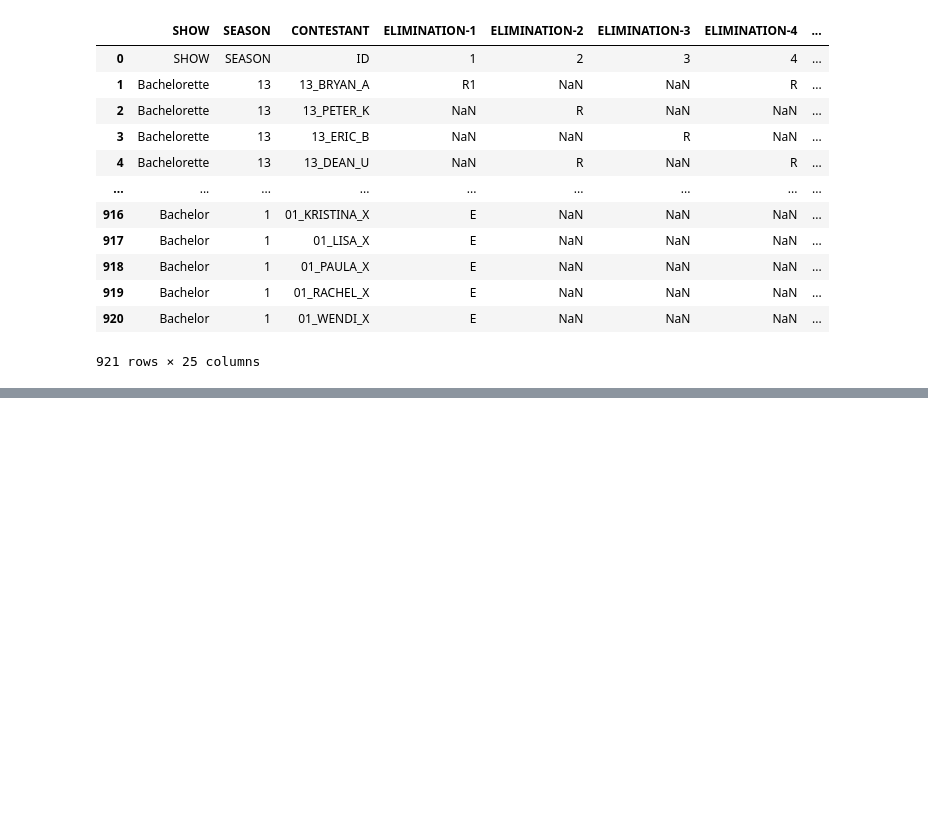
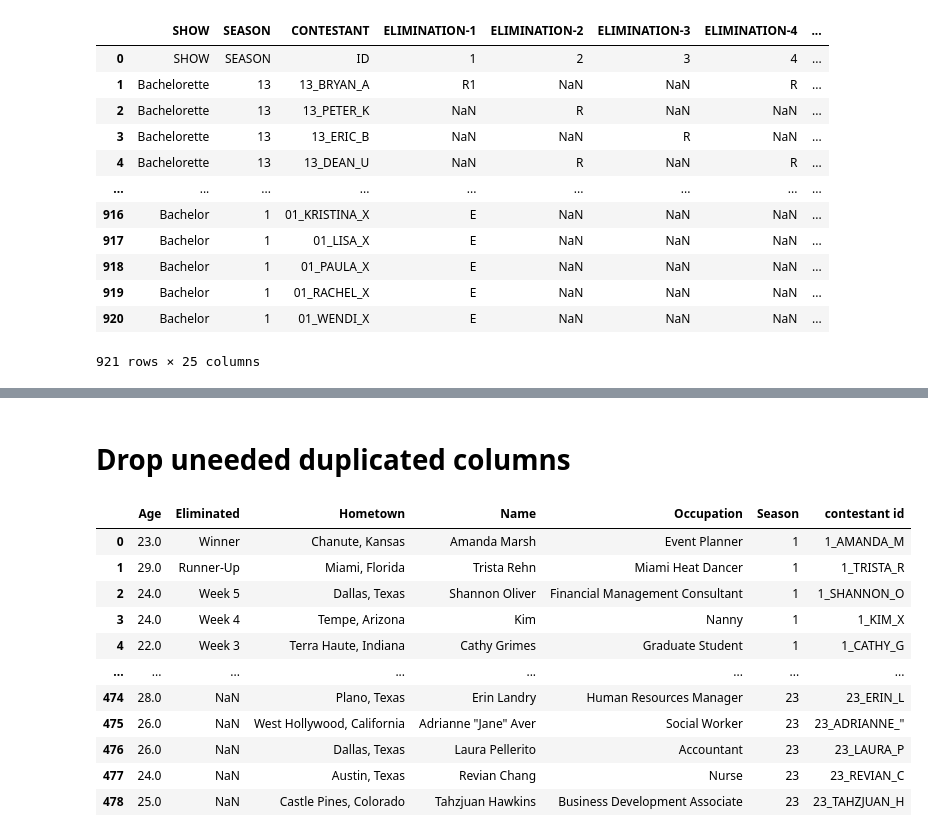
Before and after one commit to Chithra1996/etl_project, a Jupyter notebook: Cleaning Data.ipynb, the cells around one changed output, grey strips where cells are left out. Drawn from its saved outputs; the diff is of its cells as text; code cells hidden in the pictures; blank space fills up the shorter version.

```diff
--- a/Cleaning Data.ipynb
+++ b/Cleaning Data.ipynb
@@ -219,8 +219,22 @@ filename2.head()
 | 2 | 2 | 24.0 | Week 5 | Dallas, Texas | Shannon Oliver | Financial Management Consultant | NaN | 1 | 1_SHANNON | OLIVER | ... |
 | 3 | 3 | 24.0 | Week 4 | Tempe, Arizona | Kim | Nanny | NaN | 1 | 1_KIM | X | ... |
 | 4 | 4 | 22.0 | Week 3 | Terra Haute, Indiana | Cathy Grimes | Graduate Student | NaN | 1 | 1_CATHY | GRIMES | ... |
+# %% [markdown]
+# Drop uneeded duplicated columns
 # %%
-del filename2(['id2'],['Unnamed: 0'],['Outcome'],['last name'],['first letter'])
-df.drop(columns=['B', 'C'])
+
 filename2.drop(columns = ['id2','Unnamed: 0','Outcome','last name','first letter'])
+#Bang Bisuit
 # %% [output]
+|  | Age | Eliminated | Hometown | Name | Occupation | Season | contestant id |
+| 0 | 23.0 | Winner | Chanute, Kansas | Amanda Marsh | Event Planner | 1 | 1_AMANDA_M |
+| 1 | 29.0 | Runner-Up | Miami, Florida | Trista Rehn | Miami Heat Dancer | 1 | 1_TRISTA_R |
+| 2 | 24.0 | Week 5 | Dallas, Texas | Shannon Oliver | Financial Management Consultant | 1 | 1_SHANNON_O |
+| 3 | 24.0 | Week 4 | Tempe, Arizona | Kim | Nanny | 1 | 1_KIM_X |
+| 4 | 22.0 | Week 3 | Terra Haute, Indiana | Cathy Grimes | Graduate Student | 1 | 1_CATHY_G |
+| ... | ... | ... | ... | ... | ... | ... | ... |
+| 474 | 28.0 | NaN | Plano, Texas | Erin Landry | Human Resources Manager | 23 | 23_ERIN_L |
+| 475 | 26.0 | NaN | West Hollywood, California | Adrianne "Jane" Aver | Social Worker | 23 | 23_ADRIANNE_" |
+| 476 | 26.0 | NaN | Dallas, Texas | Laura Pellerito | Accountant | 23 | 23_LAURA_P |
+| 477 | 24.0 | NaN | Austin, Texas | Revian Chang | Nurse | 23 | 23_REVIAN_C |
+| 478 | 25.0 | NaN | Castle Pines, Colorado | Tahzjuan Hawkins | Business Development Associate | 23 | 23_TAHZJUAN_H |
```
Also changed, not shown: parts of 12 cells of this notebook, 3 other files.
